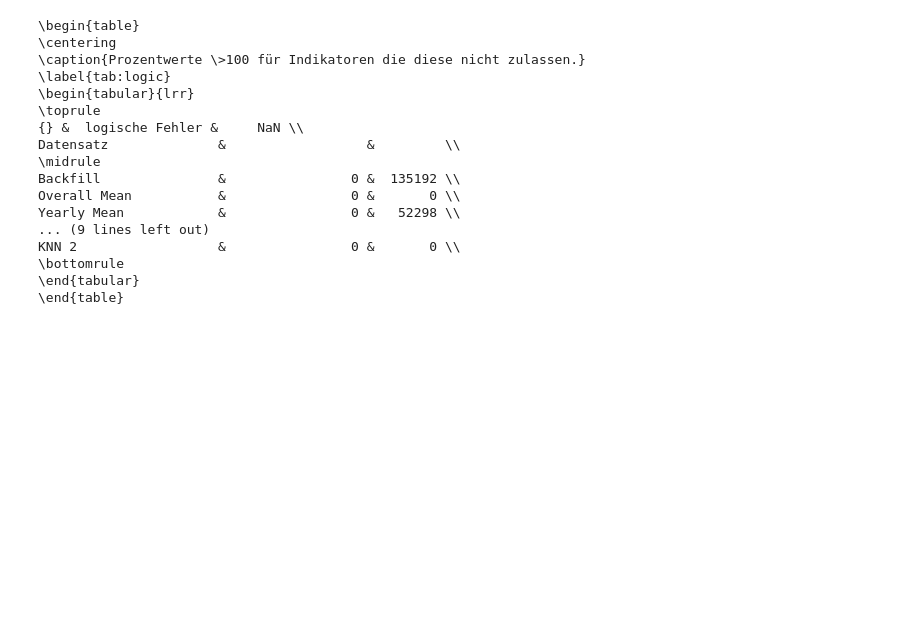
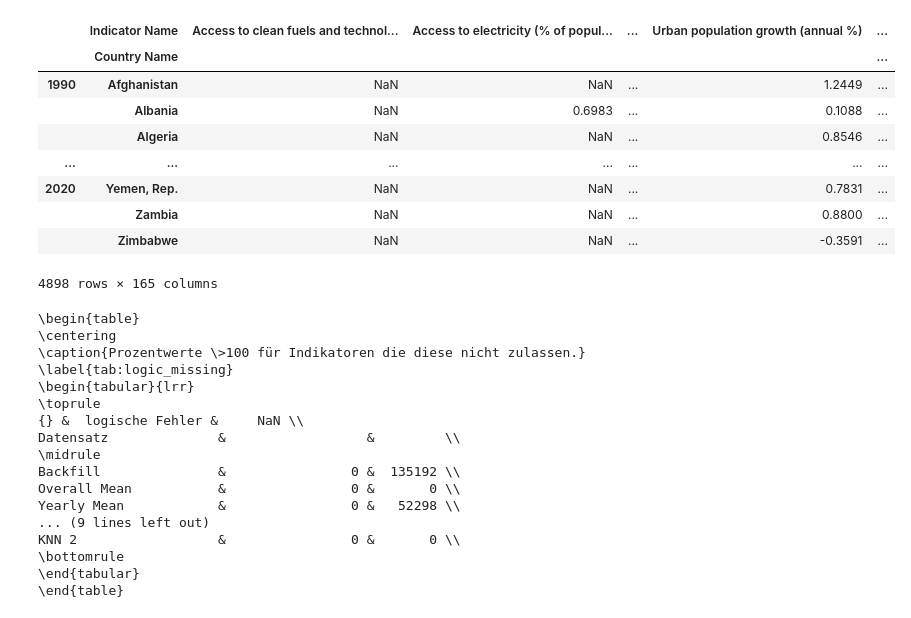
Before and after one commit to MarieFlatow/BA_weltbank, a Jupyter notebook: 08_evaluating_implausible_values.ipynb, the cells around one changed output. Saved outputs shown, nothing was run; the diff lists cells and outputs as text; code cells hidden in the pictures; blank space fills up the shorter version.

```diff
--- a/08_evaluating_implausible_values.ipynb
+++ b/08_evaluating_implausible_values.ipynb
@@ -6,29 +7,31 @@ import seaborn as sns
 # %%
+pd.set_option('display.float_format', lambda x: '%.4f' % x)
+
 pd.set_option('display.float_format', lambda x: '%.4f' % x)
 
 base = pd.read_csv('additional_data/base.csv')
 
-backfill = pd.read_csv('additional_data/imputed_sets/backfill.csv')
-yearly_mean = pd.read_csv('additional_data/imputed_sets/Yearly Mean.csv')
-overall_mean = pd.read_csv('additional_data/imputed_sets/Overall Mean.csv')
-regional_mean = pd.read_csv('additional_data/imputed_sets/Yearly Mean per Region.csv')
-interpolation_all = pd.read_csv('additional_data/imputed_sets/Interpolate all.csv')
-interpolation_3 = pd.read_csv('additional_data/imputed_sets/Interpolate 3.csv')
-ice1 = pd.read_csv('additional_data/imputed_sets/ICE 1.csv')
-ice2 = pd.read_csv('additional_data/imputed_sets/ICE 2.csv')
-ice3 = pd.read_csv('additional_data/imputed_sets/ICE 3.csv')
-mice1 = pd.read_csv('additional_data/imputed_sets/MICE 1.csv')
-mice2 = pd.read_csv('additional_data/imputed_sets/MICE 2.csv')
-knn1 = pd.read_csv('additional_data/imputed_sets/KNN 1.csv')
-knn2 = pd.read_csv('additional_data/imputed_sets/KNN 2.csv')
-
-sets =  {'Backfill': backfill, 'Overall Mean':overall_mean,
-              'Yearly Mean':yearly_mean, 'Yearly Mean per Region':regional_mean,
-              'Interpolate 3':interpolation_3, 'Interpolate all':interpolation_all,
-              'ICE 1':ice1, 'ICE 2':ice2,
-              'ICE 3':ice3, 'MICE 1':mice1, 'MICE 2':mice2,
-              'KNN 1':knn1, 'KNN 2':knn2
-             }
+folder = 'scaled'
+sets = experiment.load_imputed_sets(folder)
+# %%
+pd.set_option('display.max_columns', 4)
+pd.set_option('display.max_rows', 6)
+df = experiment.reset_base()
+df = df.reset_index()
+df = df.set_index(['Indicator Name', 'Country Name'])
+df = df.unstack().T
+df
+# %% [output]
+|  | Indicator Name | Access to clean fuels and technol... | Access to electricity (% of popul... | ... | Urban population growth (annual %) | ... |
+|  | Country Name |  |  |  |  | ... |
+| 1990 | Afghanistan | NaN | NaN | ... | 1.2449 | ... |
+|  | Albania | NaN | 0.6983 | ... | 0.1088 | ... |
+|  | Algeria | NaN | NaN | ... | 0.8546 | ... |
+| ... | ... | ... | ... | ... | ... | ... |
+| 2020 | Yemen, Rep. | NaN | NaN | ... | 0.7831 | ... |
+|  | Zambia | NaN | NaN | ... | 0.8800 | ... |
+|  | Zimbabwe | NaN | NaN | ... | -0.3591 | ... |
+4898 rows × 165 columns
 # %%
 #get indicators with upper boundary 100
 bondary_hundred = pd.read_csv('additional_data/chosen_indicators.csv', sep=';')
@@ -58,12 +62,12 @@ for name, df in sets.items():
 # %%
 table = pd.DataFrame(table, columns=['Datensatz', 'logische Fehler', 'NaN'])
 table = table.set_index('Datensatz')
-print(table.to_latex(label='tab:logic', caption='Prozentwerte \>100 für Indikatoren die diese nicht zulassen.'))
+print(table.to_latex(label='tab:logic_missing', caption='Prozentwerte \>100 für Indikatoren die diese nicht zulassen.'))
 # %% [output]
 \begin{table}
 \centering
 \caption{Prozentwerte \>100 für Indikatoren die diese nicht zulassen.}
-\label{tab:logic}
+\label{tab:logic_missing}
 \begin{tabular}{lrr}
 \toprule
 {} &  logische Fehler &     NaN \\
```
Also changed, not shown: parts of 2 cells of this notebook, 24 other files.
